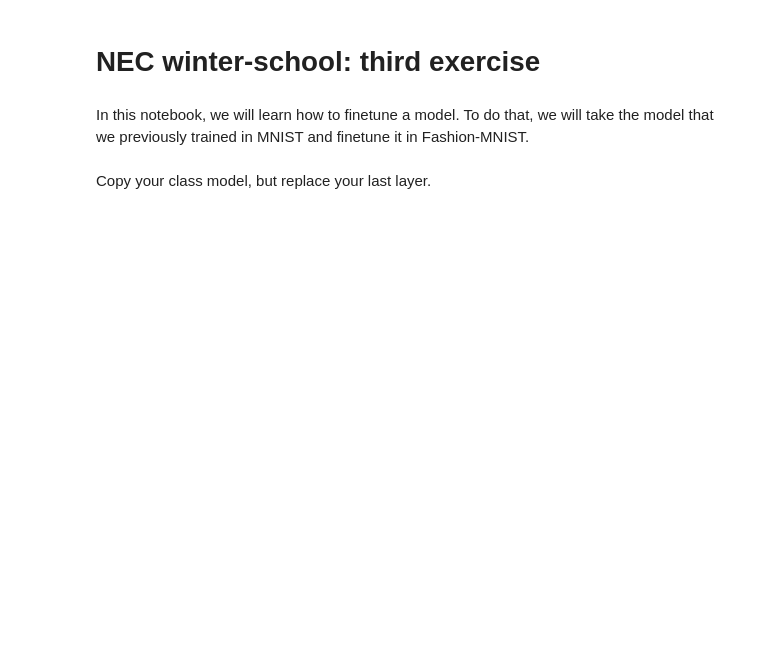
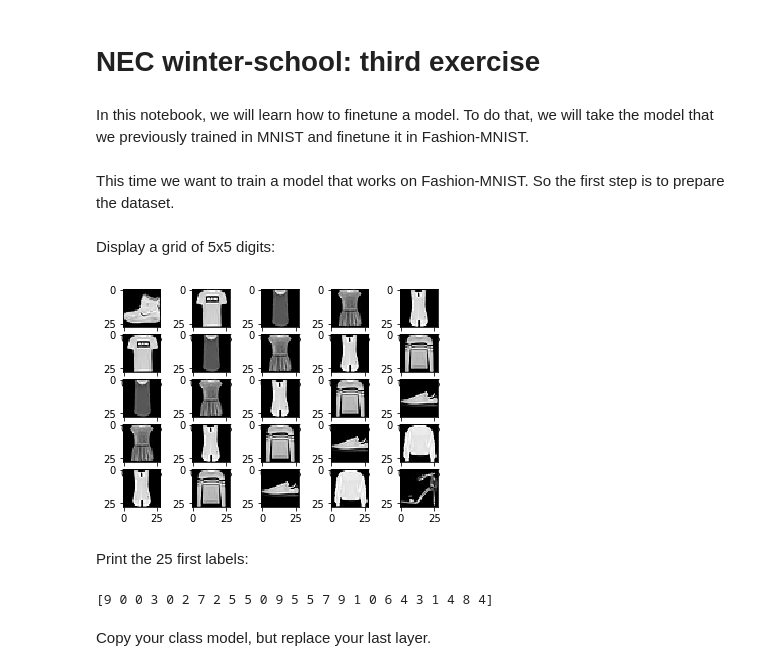
Before and after one commit to edugm94/nec_winter-school, a Jupyter notebook: exercise_03.ipynb, the cells around one changed output. Drawn from its saved outputs; the diff is of its cells as text; code cells hidden in the pictures; blank space fills up the shorter version.

```diff
--- a/exercise_03.ipynb
+++ b/exercise_03.ipynb
@@ -9,6 +10,33 @@ from tensorflow.keras import Model
 import numpy as np                     # Basic array operation library
 import matplotlib.pyplot as plt        # For plotting and displaying
 %matplotlib inline
+# %% [markdown]
+This time we want to train a model that works on Fashion-MNIST. So the first step is to prepare the dataset.
+# %%
+fashion_mnist = keras.datasets.fashion_mnist
+(x_train, y_train), (x_test, y_test) = fashion_mnist.load_data()
+x_train, x_test = x_train / 255.0, x_test / 255.0         # Rescale the image values to [0,1], as we did before
+
+# Add a channels dimension
+x_train = x_train[..., tf.newaxis]
+x_test = x_test[..., tf.newaxis]
+# %% [markdown]
+Display a grid of 5x5 digits:
+# %%
+# Add code
+for ix in range(5):
+    for ij in range(5):
+        plt.subplot(5,5,1 + ix + ij*5)
+        im = x_train[ix + ij, :, :, 0]
+        plt.imshow(im, cmap='gray')
+# %% [output]
+[figure, added]
+# %% [markdown]
+Print the 25 first labels:
+# %%
+print(y_train[0:25])
+# %% [output]
+[9 0 0 3 0 2 7 2 5 5 0 9 5 5 7 9 1 0 6 4 3 1 4 8 4]
 # %% [markdown]
 Copy your class model, but replace your last layer.
 # %%
```
Also changed, not shown: parts of 13 cells of this notebook.
